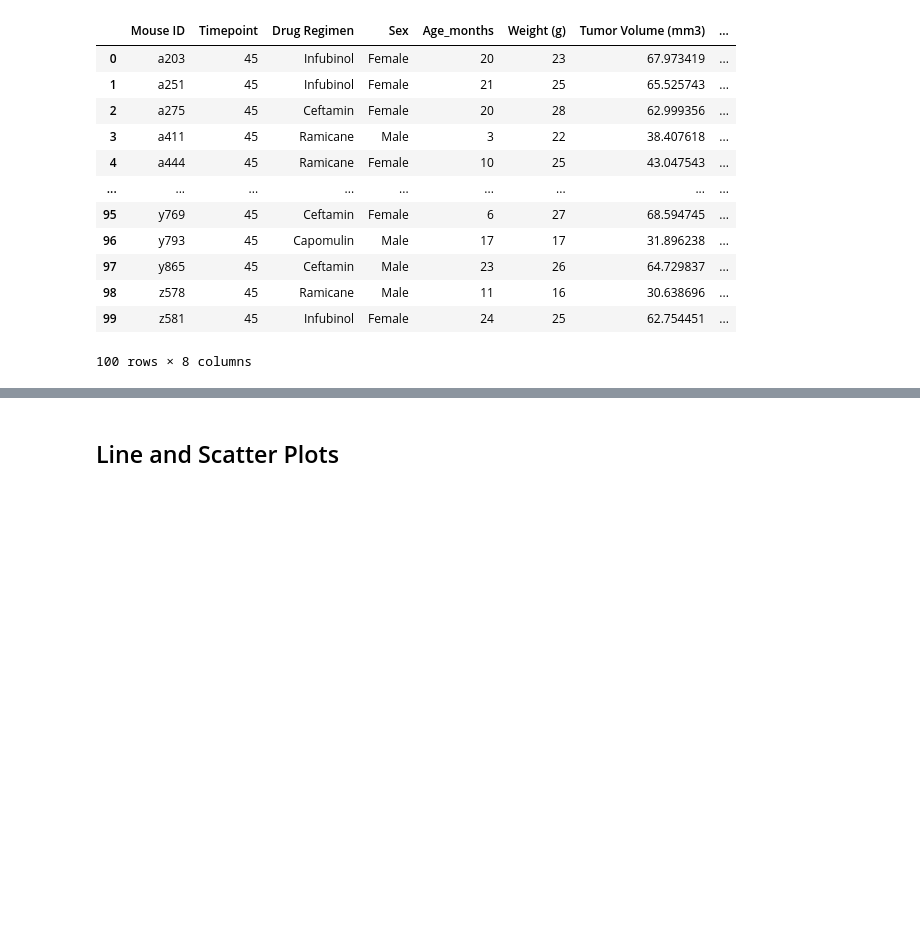
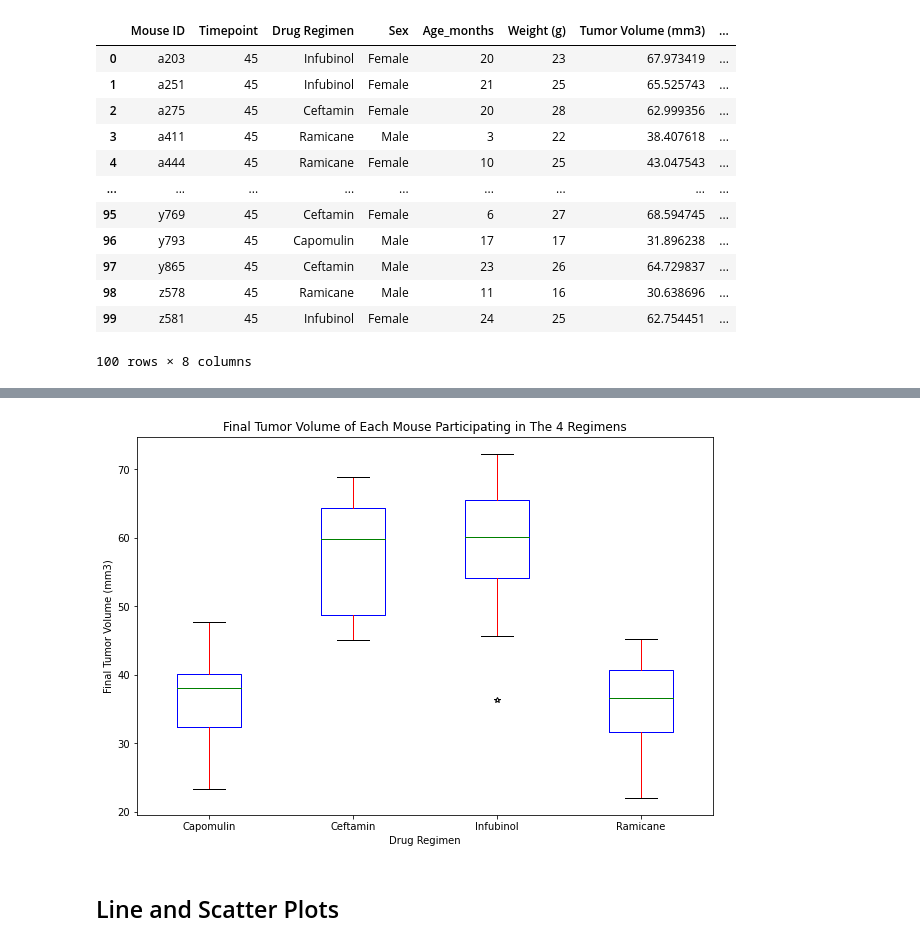
Before and after one commit to Jbullis29/matplotlib-challenge, a Jupyter notebook: pymaceuticals.ipynb, the cells around one changed output, grey strips where cells are left out. Cells and saved outputs as stored; diff of their text form; code cells hidden in the pictures; blank space fills up the shorter version.

```diff
--- a/pymaceuticals.ipynb
+++ b/pymaceuticals.ipynb
@@ -240,3 +264,16 @@ display(tumor)
+# %%
+# Generate a box plot of the final tumor volume of each mouse across four regimens of interest
+color = {
+    "boxes": "blue",
+    "whiskers": "red",
+    "medians": 'green',
+    "caps": "black"}
+tumor.boxplot(column= 'Tumor Volume (mm3)', by = 'Drug Regimen',  grid = False, color = color, sym = '*',figsize = (10,7))
+plt.suptitle("")
+plt.ylabel('Final Tumor Volume (mm3)')
+plt.title('Final Tumor Volume of Each Mouse Participating in The 4 Regimens');
+# %% [output]
+[figure, added]
 # %% [markdown]
 ## Line and Scatter Plots
 # %%
```
Also changed, not shown: parts of 5 cells of this notebook.
